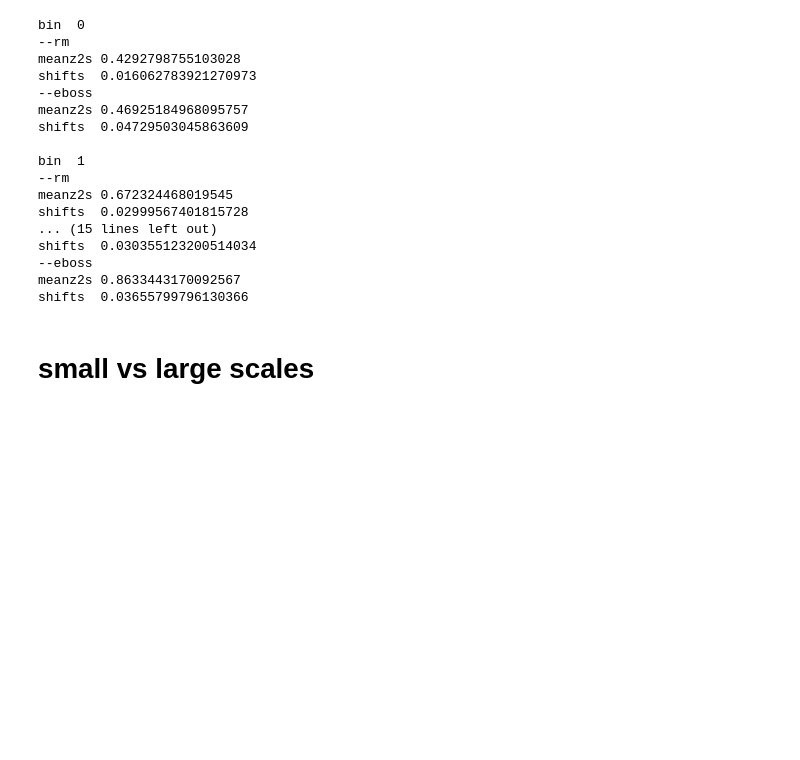
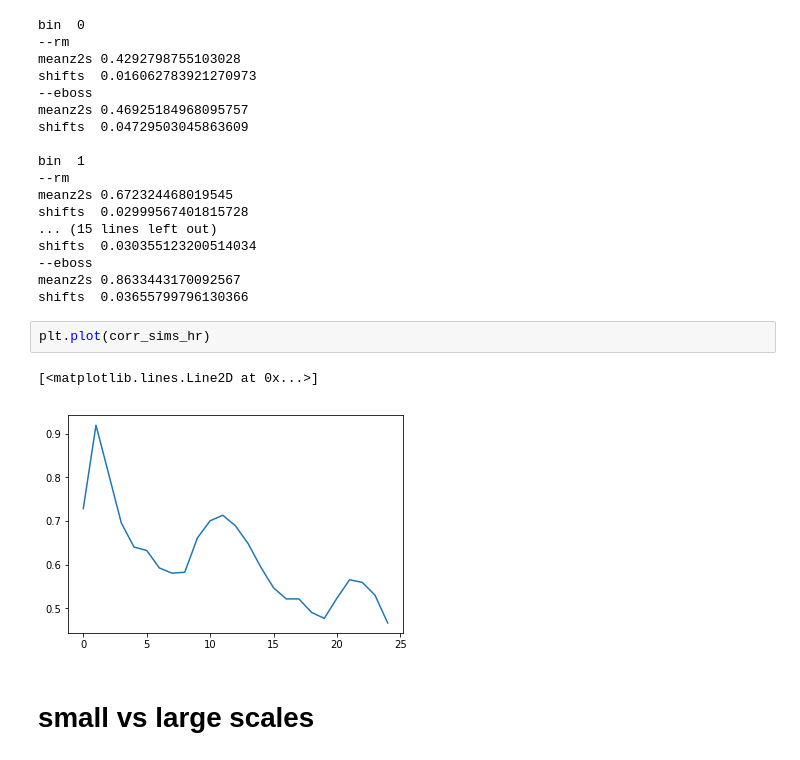
Before and after one commit to mgatti29/CORE, a Jupyter notebook: Results_data.ipynb, the cells around one changed output. Drawn from its saved outputs; the diff is of its cells as text; blank space fills up the shorter version.

```diff
--- a/Results_data.ipynb
+++ b/Results_data.ipynb
@@ -650,6 +754,11 @@ shifts  0.030355123200514034
 --eboss
 meanz2s 0.8633443170092567
 shifts  0.03655799796130366
+# %%
+plt.plot(corr_sims_hr)
+# %% [output]
+[<matplotlib.lines.Line2D at 0x...>]
+[figure, added]
 # %% [markdown]
 # small vs large scales
 # %%
```
Also changed, not shown: parts of 33 cells of this notebook, 1 other file.
